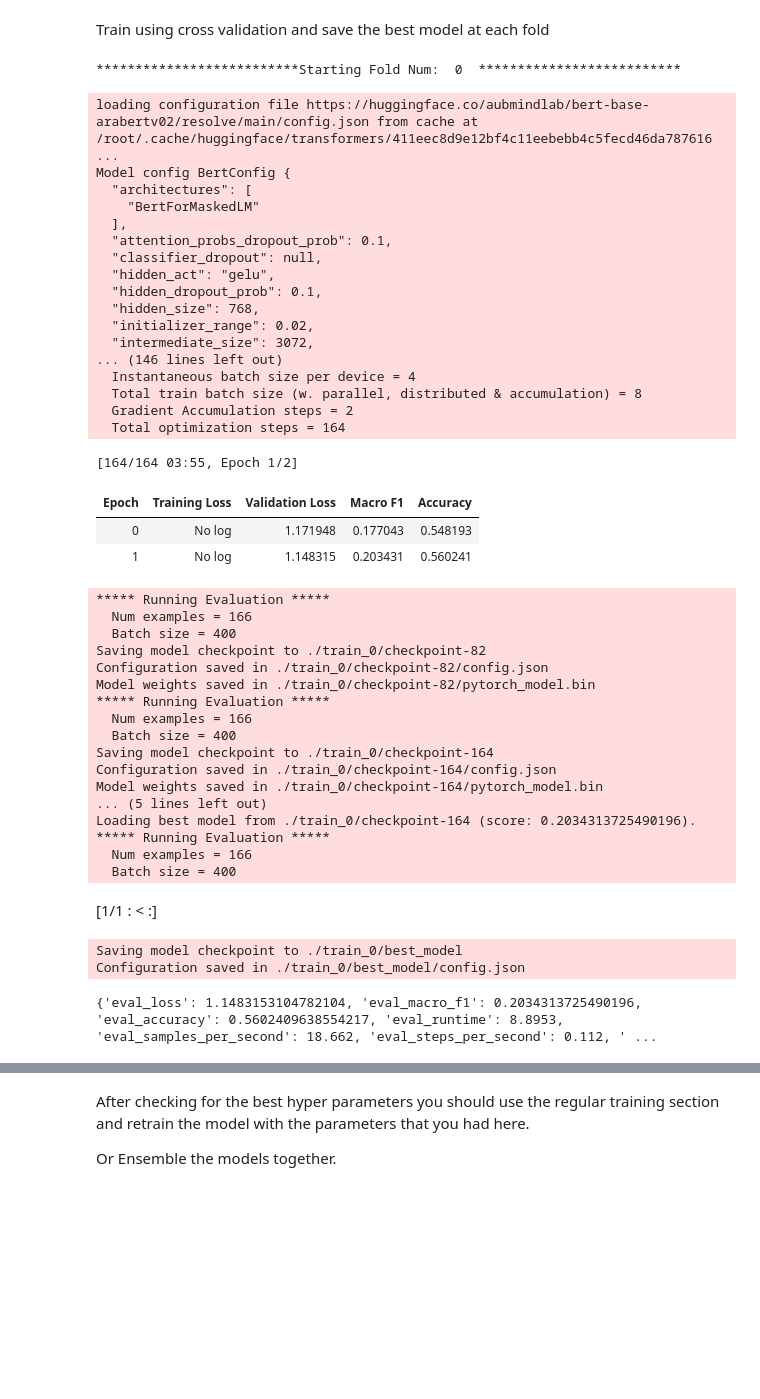
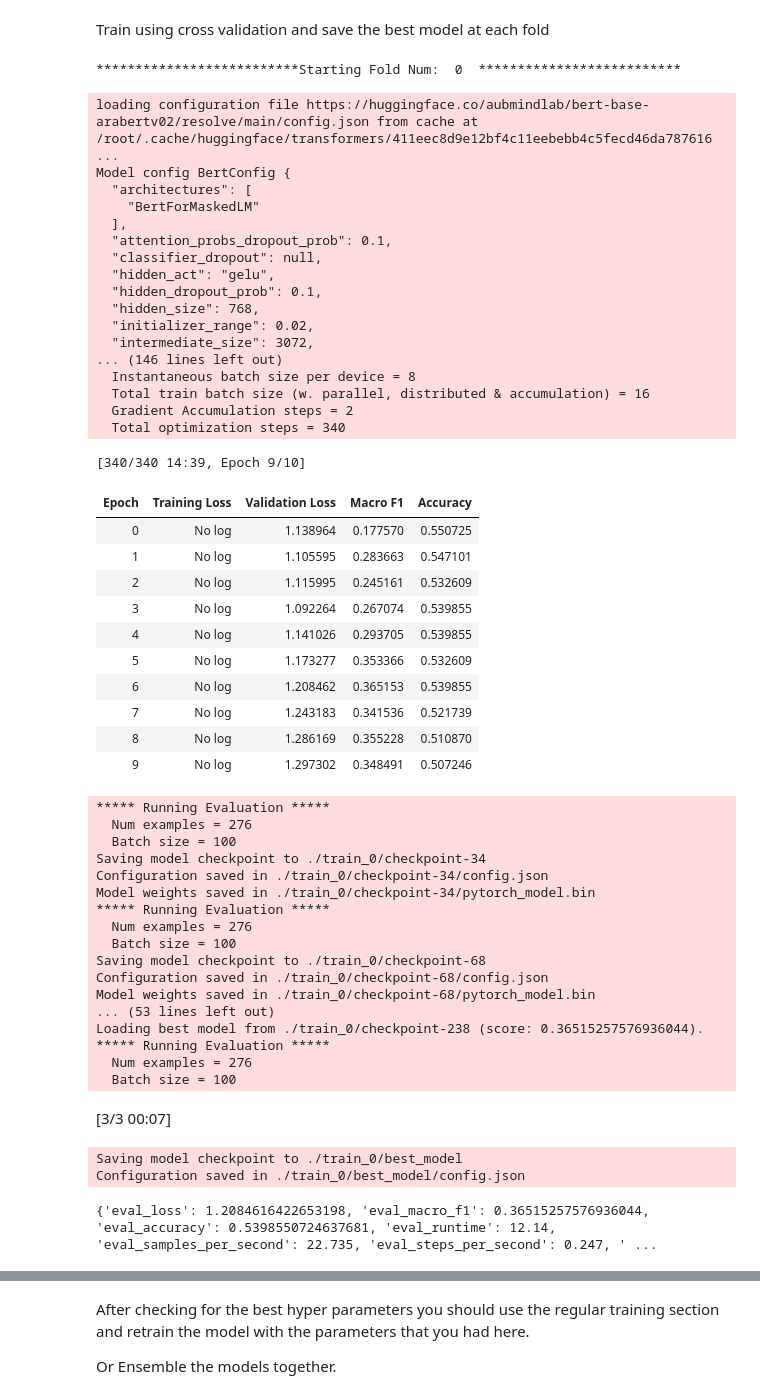
Before and after one commit to O-ESS/Egyptian-Movies-Data-Analysis, a Jupyter notebook: Classification and NLP/Text_Classification_with_AraBERT.ipynb, the cells around one changed output, grey strips where cells are left out. Drawn from its saved outputs; the diff is of its cells as text; code cells hidden in the pictures; blank space fills up the shorter version.

```diff
--- a/Classification and NLP/Text_Classification_with_AraBERT.ipynb
+++ b/Classification and NLP/Text_Classification_with_AraBERT.ipynb
@@ -230,7 +230,7 @@ Testing Sentence Lengths:
 # %% [markdown]
 Let's select 100 as our maximum sentence length, and check how many sequences will be truncated
 # %%
-max_len = 400
+max_len = 360
 # %%
 print("Truncated training sequences: ", sum([len(tok.tokenize(sentence)) > max_len for sentence in selected_dataset.test[DATA_COLUMN].to_list()]))
 
@@ -343,10 +343,10 @@ training_args = TrainingArguments(
     adam_epsilon = 1e-8,
     learning_rate = 2e-5,
     fp16 = False, # enable this when using V100 or T4 GPU
-    per_device_train_batch_size = 4, # up to 64 on 16GB with max len of 128
-    per_device_eval_batch_size = 400,
+    per_device_train_batch_size = 8, # up to 64 on 16GB with max len of 128
+    per_device_eval_batch_size = 100,
     gradient_accumulation_steps = 2, # use this to scale batch size without needing more memory
-    num_train_epochs= 2,
+    num_train_epochs= 10,
     warmup_ratio = 0,
     do_eval = True,
     evaluation_strategy = 'epoch',
@@ -489,7 +497,7 @@ Defing the number of Stratified kfold splits
 from sklearn.model_selection import StratifiedKFold
 
 kf = StratifiedKFold(
-    n_splits=5,
+    n_splits=3,
     shuffle=True,
     random_state=123
   )
@@ -519,10 +527,10 @@ for fold_num , (train, dev) in enumerate(kf.split(kfold_dataset,kfold_dataset['l
     adam_epsilon = 1e-8,
     learning_rate = 2e-5,
     fp16 = False,
-    per_device_train_batch_size = 4,
-    per_device_eval_batch_size = 400,
+    per_device_train_batch_size = 8,
+    per_device_eval_batch_size = 100,
     gradient_accumulation_steps = 2,
-    num_train_epochs= 2,
+    num_train_epochs= 10,
     warmup_ratio = 0,
     do_eval = True,
     evaluation_strategy = 'epoch',
@@ -551,60 +559,68 @@ for fold_num , (train, dev) in enumerate(kf.split(kfold_dataset,kfold_dataset['l
   all_results.append(results)
   print(results)
 
   trainer.save_model(f"./train_{fold_num}/best_model")
   val_dataset.tokenizer.save_pretrained(f"./train_{fold_num}/best_model")
 
   # delete the rest of the checkpoints
   !rm -rf f"./train_{fold_num}/checkpoint-*"
 
   if results['eval_macro_f1'] > fold_best_f1:
     print('**************************New Best Model Found!**************************')
     fold_best_f1 = results['eval_macro_f1']
     best_fold = fold_num
 # %% [output]
 **************************Starting Fold Num:  0  **************************
 loading configuration file https://huggingface.co/aubmindlab/bert-base-arabertv02/resolve/main/config.json from cache at /root/.cache/huggingface/transformers/411eec8d9e12bf4c11eebebb4c5fecd46da787616 ...
 Model config BertConfig {
   "architectures": [
     "BertForMaskedLM"
   ],
   "attention_probs_dropout_prob": 0.1,
   "classifier_dropout": null,
   "hidden_act": "gelu",
   "hidden_dropout_prob": 0.1,
   "hidden_size": 768,
   "initializer_range": 0.02,
   "intermediate_size": 3072,
 ... (146 lines left out)
-  Instantaneous batch size per device = 4
-  Total train batch size (w. parallel, distributed & accumulation) = 8
+  Instantaneous batch size per device = 8
+  Total train batch size (w. parallel, distributed & accumulation) = 16
   Gradient Accumulation steps = 2
-  Total optimization steps = 164
+  Total optimization steps = 340
-[164/164 03:55, Epoch 1/2]
+[340/340 14:39, Epoch 9/10]
 | Epoch | Training Loss | Validation Loss | Macro F1 | Accuracy |
-| 0 | No log | 1.171948 | 0.177043 | 0.548193 |
-| 1 | No log | 1.148315 | 0.203431 | 0.560241 |
+| 0 | No log | 1.138964 | 0.177570 | 0.550725 |
+| 1 | No log | 1.105595 | 0.283663 | 0.547101 |
+| 2 | No log | 1.115995 | 0.245161 | 0.532609 |
+| 3 | No log | 1.092264 | 0.267074 | 0.539855 |
+| 4 | No log | 1.141026 | 0.293705 | 0.539855 |
+| 5 | No log | 1.173277 | 0.353366 | 0.532609 |
+| 6 | No log | 1.208462 | 0.365153 | 0.539855 |
+| 7 | No log | 1.243183 | 0.341536 | 0.521739 |
+| 8 | No log | 1.286169 | 0.355228 | 0.510870 |
+| 9 | No log | 1.297302 | 0.348491 | 0.507246 |
 ***** Running Evaluation *****
-  Num examples = 166
-  Batch size = 400
-Saving model checkpoint to ./train_0/checkpoint-82
-Configuration saved in ./train_0/checkpoint-82/config.json
-Model weights saved in ./train_0/checkpoint-82/pytorch_model.bin
+  Num examples = 276
+  Batch size = 100
+Saving model checkpoint to ./train_0/checkpoint-34
+Configuration saved in ./train_0/checkpoint-34/config.json
+Model weights saved in ./train_0/checkpoint-34/pytorch_model.bin
 ***** Running Evaluation *****
-  Num examples = 166
-  Batch size = 400
-Saving model checkpoint to ./train_0/checkpoint-164
-Configuration saved in ./train_0/checkpoint-164/config.json
-Model weights saved in ./train_0/checkpoint-164/pytorch_model.bin
-... (5 lines left out)
-Loading best model from ./train_0/checkpoint-164 (score: 0.2034313725490196).
+  Num examples = 276
+  Batch size = 100
+Saving model checkpoint to ./train_0/checkpoint-68
+Configuration saved in ./train_0/checkpoint-68/config.json
+Model weights saved in ./train_0/checkpoint-68/pytorch_model.bin
+... (53 lines left out)
+Loading best model from ./train_0/checkpoint-238 (score: 0.36515257576936044).
 ***** Running Evaluation *****
-  Num examples = 166
-  Batch size = 400
+  Num examples = 276
+  Batch size = 100
-[1/1 : < :]
+[3/3 00:07]
 Saving model checkpoint to ./train_0/best_model
 Configuration saved in ./train_0/best_model/config.json
-{'eval_loss': 1.1483153104782104, 'eval_macro_f1': 0.2034313725490196, 'eval_accuracy': 0.5602409638554217, 'eval_runtime': 8.8953, 'eval_samples_per_second': 18.662, 'eval_steps_per_second': 0.112, ' ...
+{'eval_loss': 1.2084616422653198, 'eval_macro_f1': 0.36515257576936044, 'eval_accuracy': 0.5398550724637681, 'eval_runtime': 12.14, 'eval_samples_per_second': 22.735, 'eval_steps_per_second': 0.247, ' ...
 Model weights saved in ./train_0/best_model/pytorch_model.bin
 tokenizer config file saved in ./train_0/best_model/tokenizer_config.json
 Special tokens file saved in ./train_0/best_model/special_tokens_map.json
```
Also changed, not shown: parts of 16 cells of this notebook.
